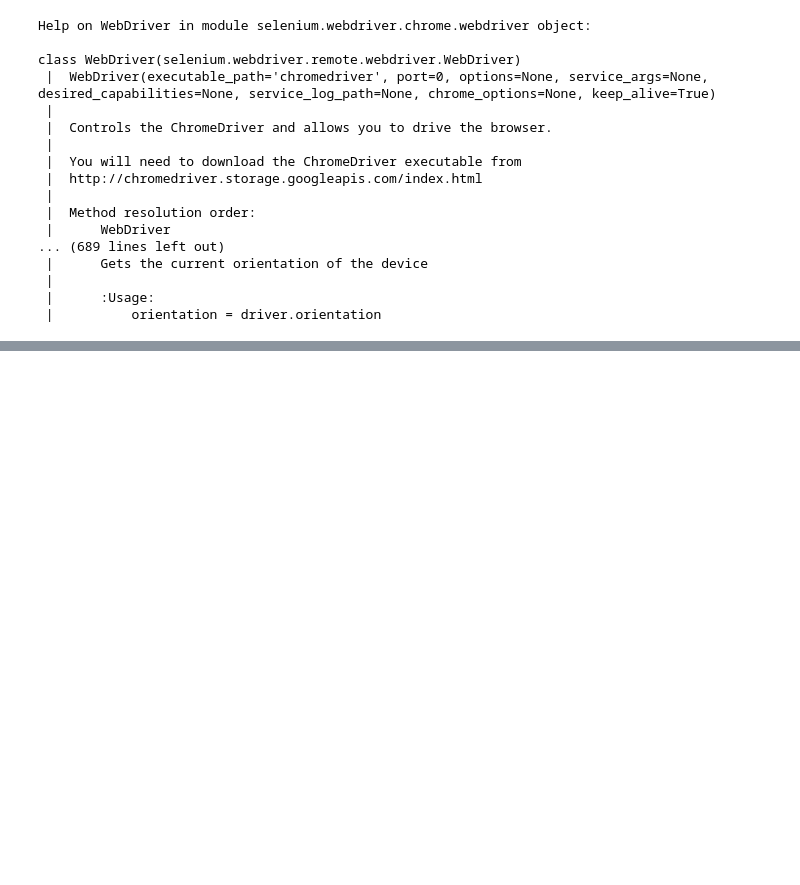
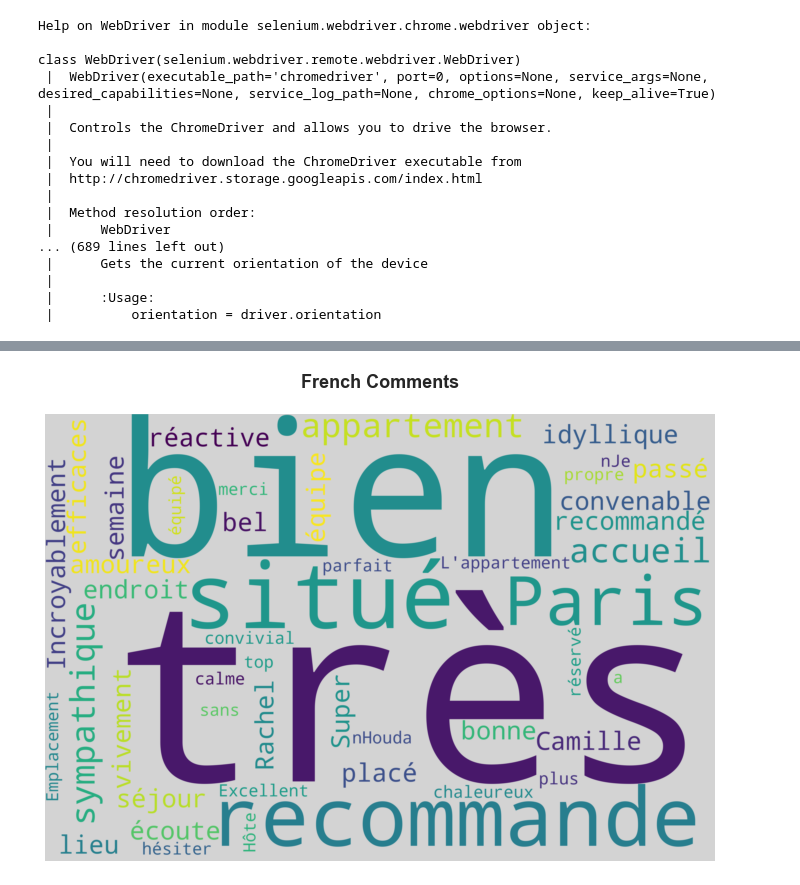
Before and after one commit to Gil97-tech/TP2A, a Jupyter notebook: projetwebsc.ipynb, the cells around one changed output, grey strips where cells are left out. Saved outputs shown, nothing was run; the diff lists cells and outputs as text; code cells hidden in the pictures; blank space fills up the shorter version.

```diff
--- a/projetwebsc.ipynb
+++ b/projetwebsc.ipynb
@@ -420,0 +526,4 @@ with file:
+# %%
+df_eng = df_withcomment[(df_withcomment['language']=='en')]
+df_es  = df_withcomment[(df_withcomment['language']=='es')]
+df_fr  = df_withcomment[(df_withcomment['language']=='fr')]
@@ -420,0 +561,7 @@ with file:
+# %%
+def plot_wordcloud(wordcloud, language):
+    plt.figure(figsize=(12, 10))
+    plt.imshow(wordcloud, interpolation = 'bilinear')
+    plt.axis("off")
+    plt.title(language + ' Comments\n', fontsize=18, fontweight='bold')
+    plt.show()
@@ -420,0 +593,8 @@ with file:
+# %%
+wordcloud = WordCloud(max_font_size=None, max_words=200, background_color="lightgrey",
+                      width=3000, height=2000,
+                      stopwords=stopwords.words('french')).generate(str(df_fr.commentaires.values))
+
+plot_wordcloud(wordcloud, 'French')
+# %% [output]
+[figure, added]
```
Also changed, not shown: parts of 99 cells of this notebook.
